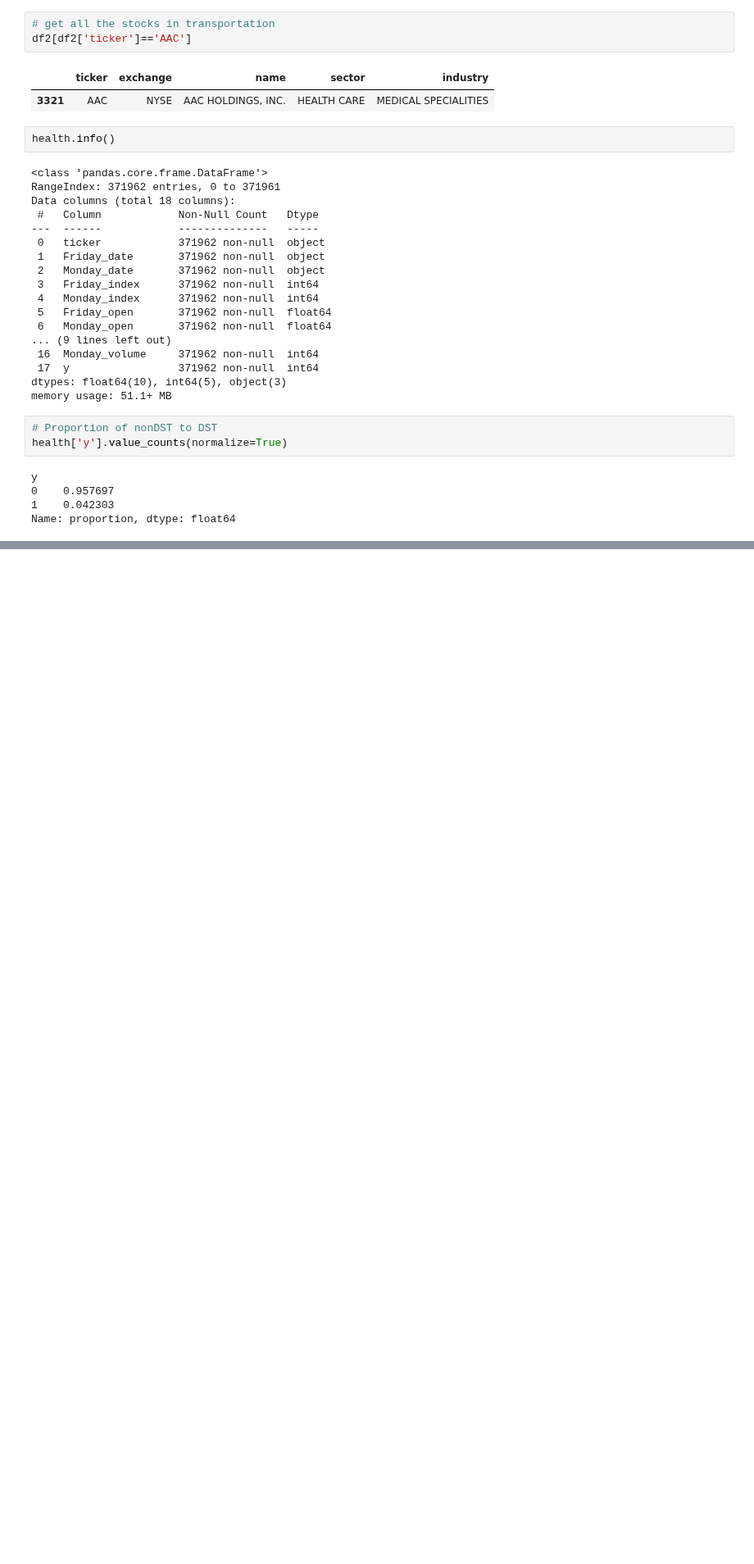
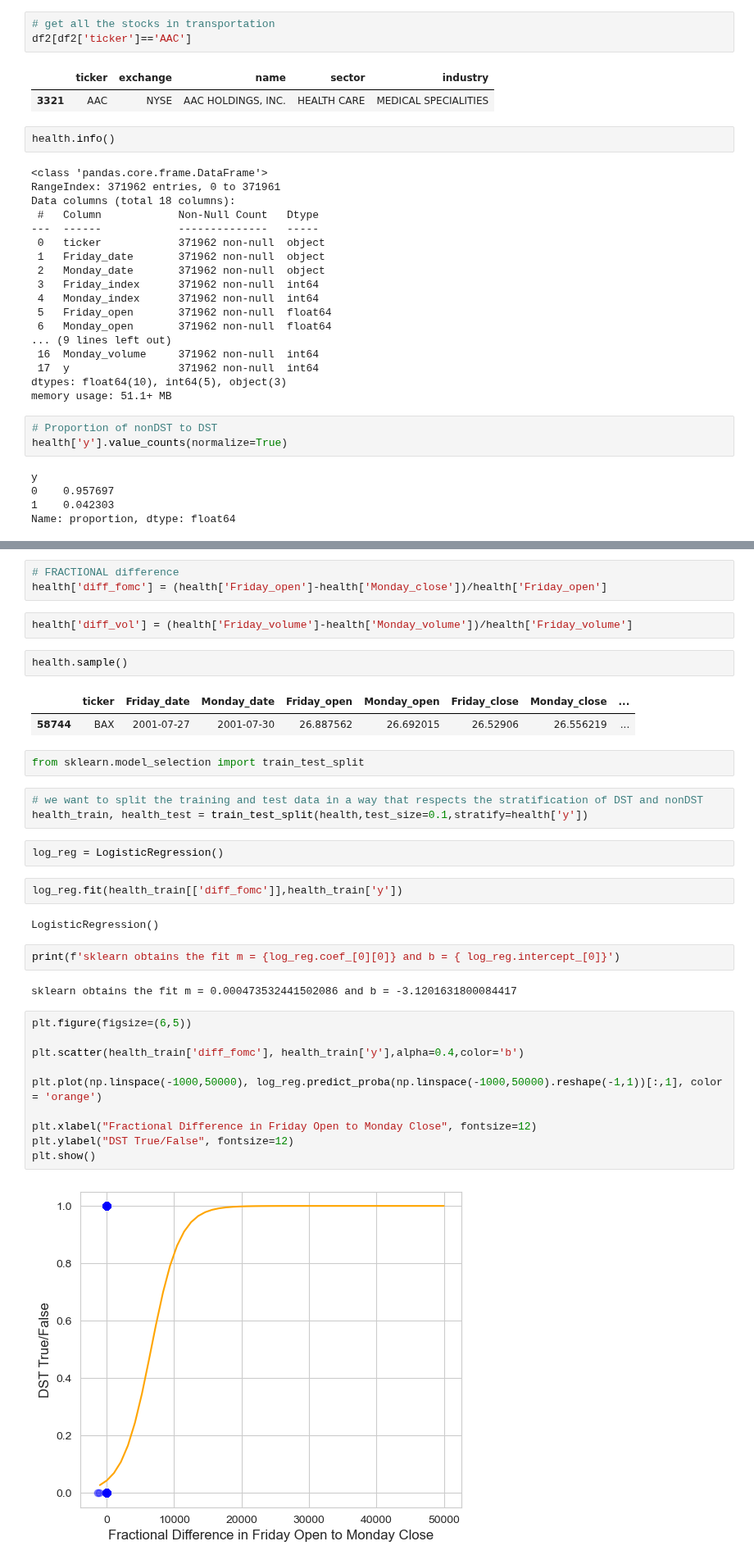
Before and after one commit to ghuckabe/DSTMarketAnalysis, a Jupyter notebook: kaggle_health_classify.ipynb, the cells around one changed output, grey strips where cells are left out. Shown at 82% size. Saved outputs shown, nothing was run; the diff lists cells and outputs as text; blank space fills up the shorter version.

Commit message:
no signal for health sector

```diff
--- a/kaggle_health_classify.ipynb
+++ b/kaggle_health_classify.ipynb
@@ -445,0 +461,37 @@ Name: proportion, dtype: float64
+# %%
+# FRACTIONAL difference
+health['diff_fomc'] = (health['Friday_open']-health['Monday_close'])/health['Friday_open']
+# %%
+health['diff_vol'] = (health['Friday_volume']-health['Monday_volume'])/health['Friday_volume']
+# %%
+health.sample()
+# %% [output]
+|  | ticker | Friday_date | Monday_date | Friday_open | Monday_open | Friday_close | Monday_close | ... |
+| 58744 | BAX | 2001-07-27 | 2001-07-30 | 26.887562 | 26.692015 | 26.52906 | 26.556219 | ... |
+# %%
+from sklearn.model_selection import train_test_split
+# %%
+# we want to split the training and test data in a way that respects the stratification of DST and nonDST
+health_train, health_test = train_test_split(health,test_size=0.1,stratify=health['y'])
+# %%
+log_reg = LogisticRegression()
+# %%
+log_reg.fit(health_train[['diff_fomc']],health_train['y'])
+# %% [output]
+LogisticRegression()
+# %%
+print(f'sklearn obtains the fit m = {log_reg.coef_[0][0]} and b = { log_reg.intercept_[0]}')
+# %% [output]
+sklearn obtains the fit m = 0.000473532441502086 and b = -3.1201631800084417
+# %%
+plt.figure(figsize=(6,5))
+
+plt.scatter(health_train['diff_fomc'], health_train['y'],alpha=0.4,color='b')
+
+plt.plot(np.linspace(-1000,50000), log_reg.predict_proba(np.linspace(-1000,50000).reshape(-1,1))[:,1], color = 'orange')
+
+plt.xlabel("Fractional Difference in Friday Open to Monday Close", fontsize=12)
+plt.ylabel("DST True/False", fontsize=12)
+plt.show()
+# %% [output]
+[figure, added]
```
Also changed, not shown: parts of 13 cells of this notebook.
